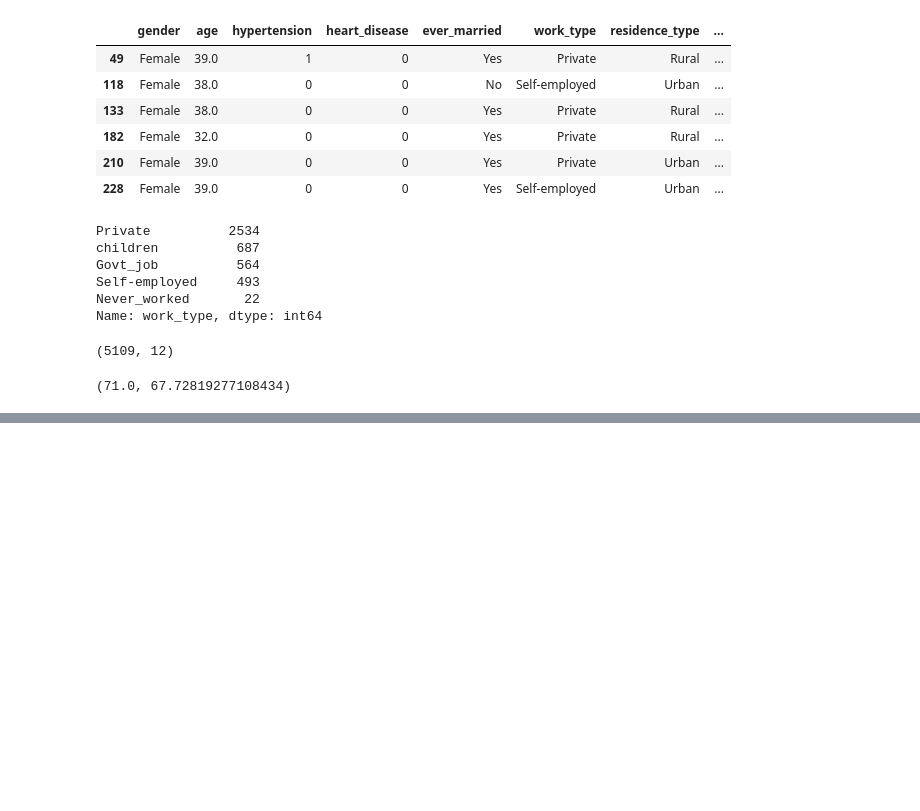
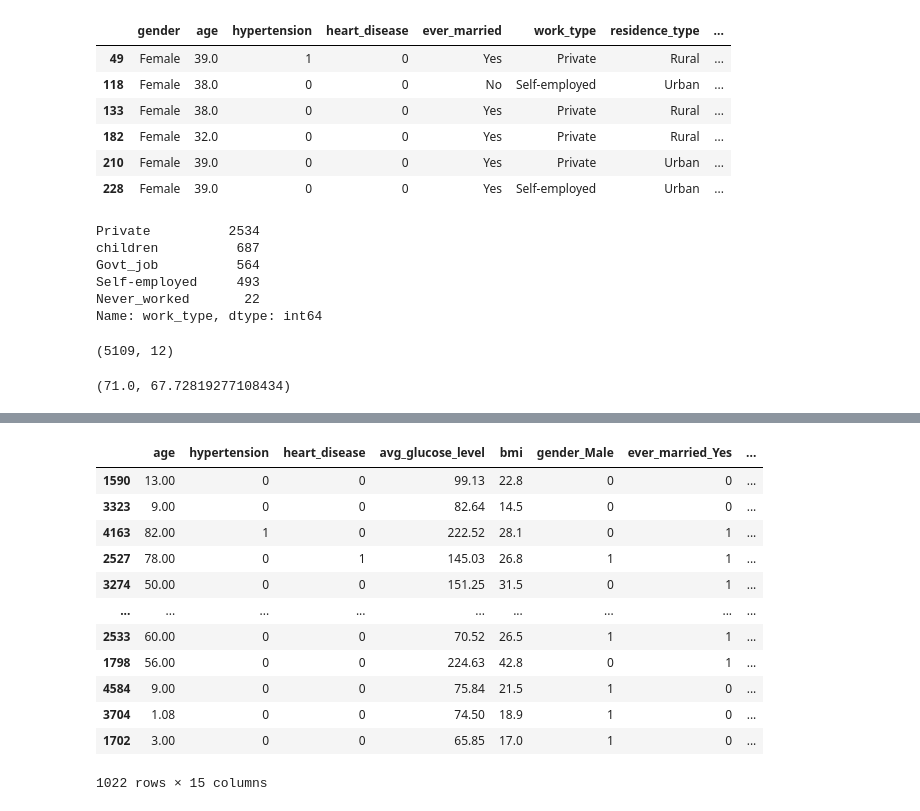
Before and after one commit to stroke-predictors/germain-capstone-stoke-prediction, a Jupyter notebook: eli_scratch.ipynb, the cells around one changed output, grey strips where cells are left out. Drawn from its saved outputs; the diff is of its cells as text; code cells hidden in the pictures; blank space fills up the shorter version.

```diff
--- a/eli_scratch.ipynb
+++ b/eli_scratch.ipynb
@@ -227,0 +237,15 @@ df[df.stroke==1].age.median(), df[df.stroke==1].age.mean()
+# %%
+df = pd.read_csv('healthcare-dataset-stroke-data.csv')
+df = p.prep_data(df).drop(columns=['age_range',])
+df['stroke'] = df['stroke'].astype('int64')
+# set list of columns to one-hot encode
+col_list = ['gender','ever_married','work_type','residence_type','smoking_status']
+# apply one-hot encoding using above list
+df = pd.get_dummies(df, columns=col_list, drop_first=True)
+# split using same random state as explore stage
+trainvalidate, test = train_test_split(df, test_size=.2, random_state=777)
+train, validate = train_test_split(trainvalidate, test_size=.25, random_state=777)
+# isolate target
+X_train, y_train = train.drop(columns='stroke'), train.stroke
+X_validate, y_validate = validate.drop(columns='stroke'), validate.stroke
+X_test, y_test = test.drop(columns='stroke'), test.stroke
@@ -227,0 +271,16 @@ df[df.stroke==1].age.median(), df[df.stroke==1].age.mean()
+# %%
+X_test
+# %% [output]
+|  | age | hypertension | heart_disease | avg_glucose_level | bmi | gender_Male | ever_married_Yes | ... |
+| 1590 | 13.00 | 0 | 0 | 99.13 | 22.8 | 0 | 0 | ... |
+| 3323 | 9.00 | 0 | 0 | 82.64 | 14.5 | 0 | 0 | ... |
+| 4163 | 82.00 | 1 | 0 | 222.52 | 28.1 | 0 | 1 | ... |
+| 2527 | 78.00 | 0 | 1 | 145.03 | 26.8 | 1 | 1 | ... |
+| 3274 | 50.00 | 0 | 0 | 151.25 | 31.5 | 0 | 1 | ... |
+| ... | ... | ... | ... | ... | ... | ... | ... | ... |
+| 2533 | 60.00 | 0 | 0 | 70.52 | 26.5 | 1 | 1 | ... |
+| 1798 | 56.00 | 0 | 0 | 224.63 | 42.8 | 0 | 1 | ... |
+| 4584 | 9.00 | 0 | 0 | 75.84 | 21.5 | 1 | 0 | ... |
+| 3704 | 1.08 | 0 | 0 | 74.50 | 18.9 | 1 | 0 | ... |
+| 1702 | 3.00 | 0 | 0 | 65.85 | 17.0 | 1 | 0 | ... |
+1022 rows × 15 columns
```
Also changed, not shown: parts of 11 cells of this notebook, 1 other file.
